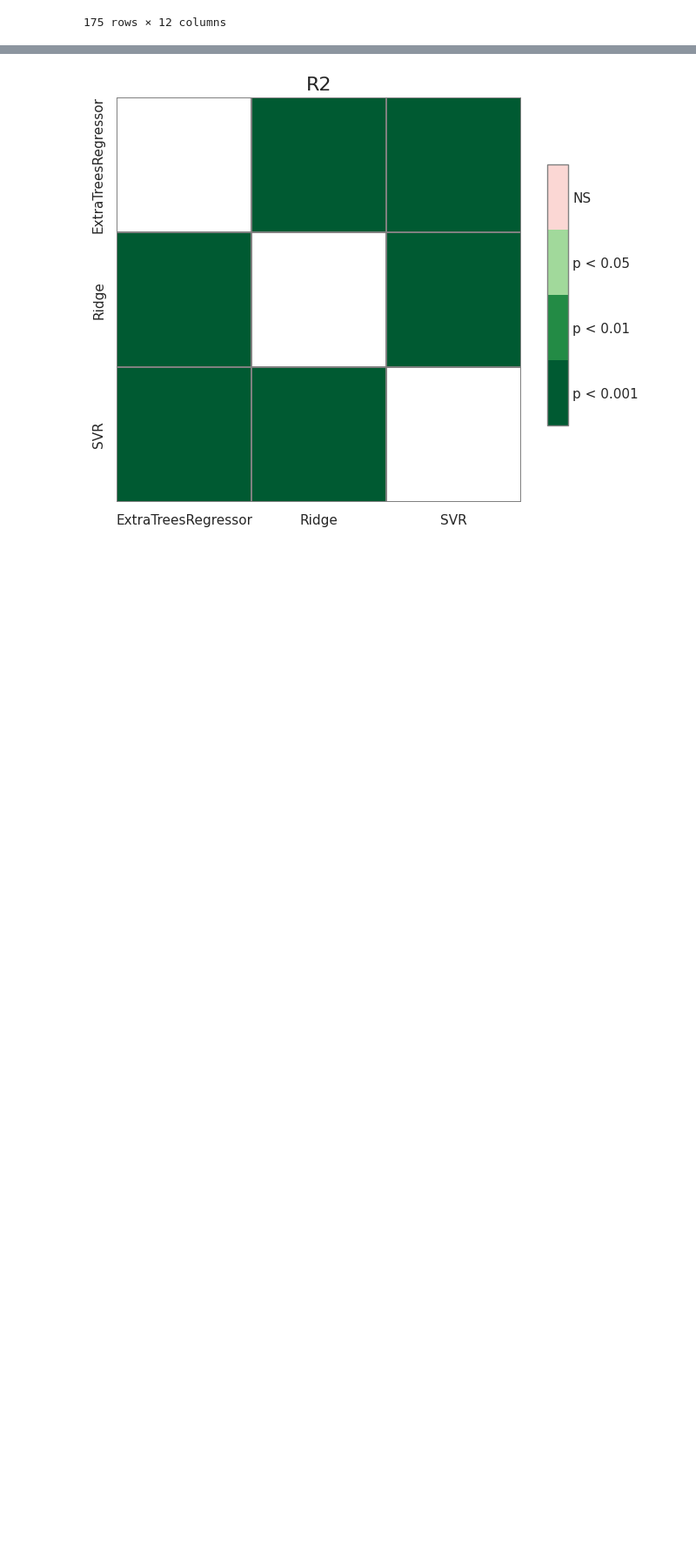
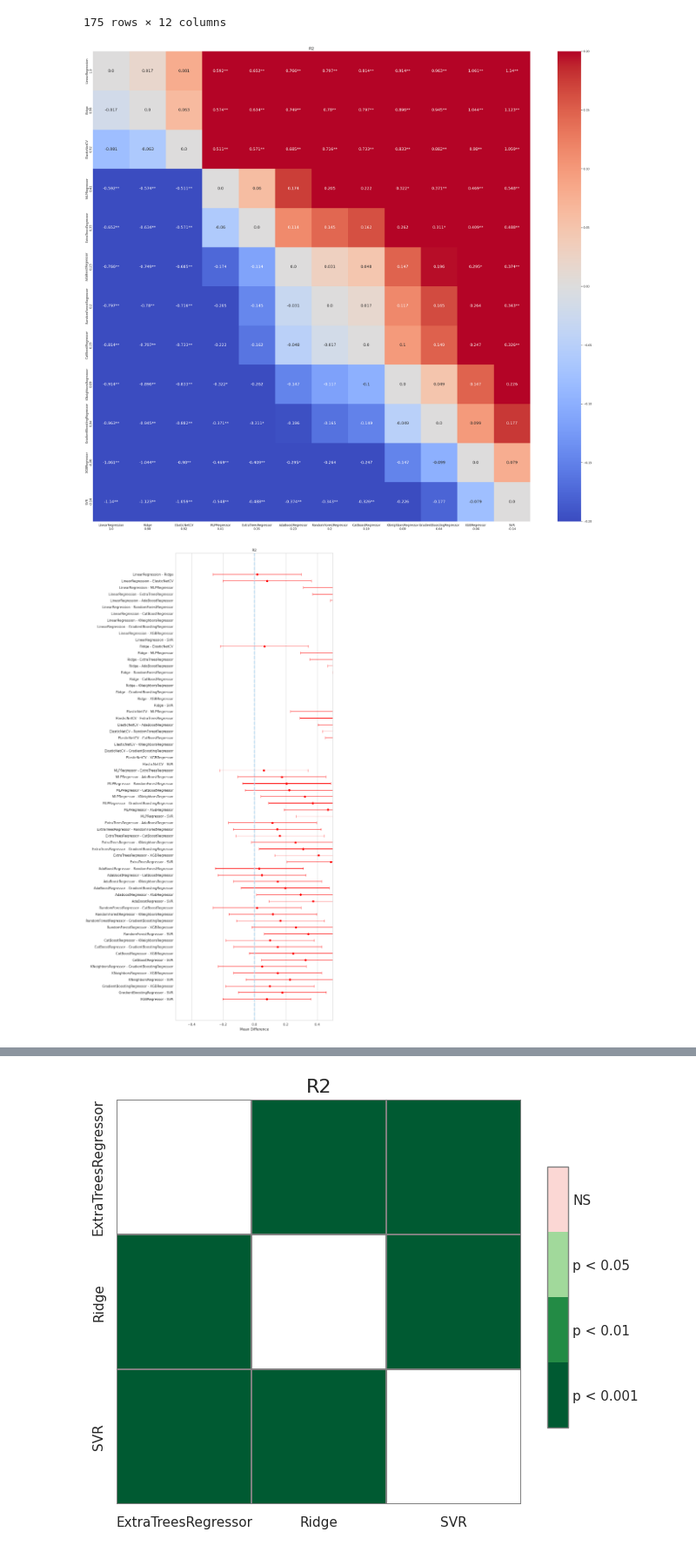
Before and after one commit to Medicine-Artificial-Intelligence/ProQSAR, a Jupyter notebook: check_code.ipynb, the cells around one changed output, grey strips where cells are left out. Shown at 87% size. Saved outputs shown, nothing was run; the diff lists cells and outputs as text; code cells hidden in the pictures; blank space fills up the shorter version.

```diff
--- a/check_code.ipynb
+++ b/check_code.ipynb
@@ -97,4 +97,9 @@ display(report)
 |  | 24 | 0.461254 | 0.260175 | 0.901505 | 0.334380 | ... |
 |  | 25 | 0.139556 | -0.049922 | 0.903186 | 0.369567 | ... |
 175 rows × 12 columns
+# %%
+tukey = StatisticalAnalysis.posthoc_tukeyhsd(report_df=cv_result, scoring_list=['r2'])
+# %% [output]
+[figure, added]
+[figure, added]
 # %%
```
Also changed, not shown: parts of 1 cell of this notebook, 5 other files.
